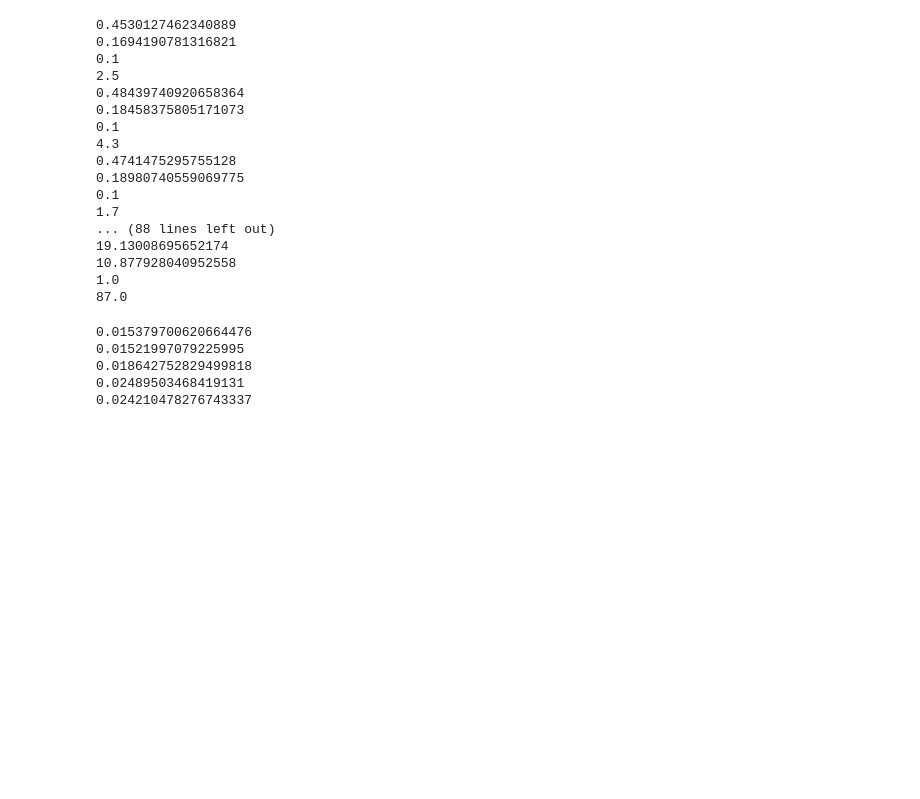
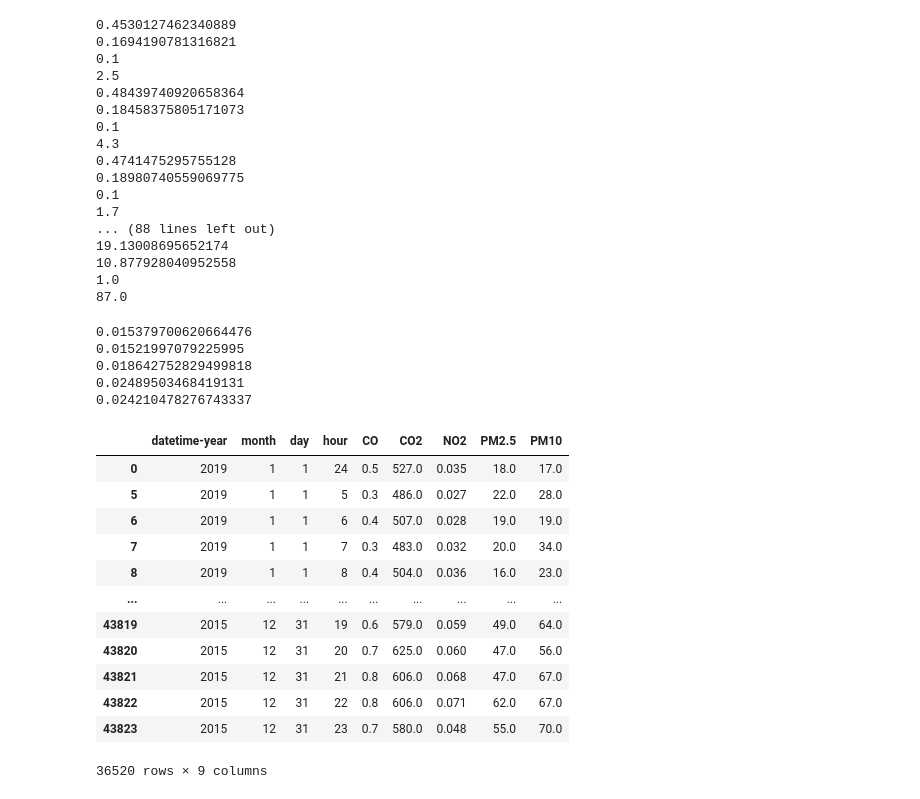
Before and after one commit to tbnsok40/Busan-aqms-subway, a Jupyter notebook: S2p.ipynb, the cells around one changed output. Cells and saved outputs as stored; diff of their text form; code cells hidden in the pictures; blank space fills up the shorter version.

```diff
--- a/S2p.ipynb
+++ b/S2p.ipynb
@@ -62,3 +62,31 @@ print(((((s2p['PM2.5']==0)).sum())+(s2p['PM2.5'].isnull().sum())) / 43824)
 0.018642752829499818
 0.02489503468419131
 0.024210478276743337
+# %%
+# 파일 바꿨음 hour column => 0 -> 24로
+# because, pandas doesn't cognize and(&) grammar.
+
+s2p = pd.read_csv('excel/서면2p_.csv', encoding = 'cp949')
+s2p = s2p.loc[s2p['datetime-year']>=2015]
+s2p = s2p.drop(['Unnamed: 0'], axis = 1)
+
+# s1p = s1p.loc[(s1p['hour']>=5) & (s1p['hour']== 0)]
+
+s2p_non = s2p.loc[((s2p['hour']<5))]
+s2p_non
+s2p_op = s2p.loc[((s2p['hour']>=5))]
+s2p_op
+# %% [output]
+|  | datetime-year | month | day | hour | CO | CO2 | NO2 | PM2.5 | PM10 |
+| 0 | 2019 | 1 | 1 | 24 | 0.5 | 527.0 | 0.035 | 18.0 | 17.0 |
+| 5 | 2019 | 1 | 1 | 5 | 0.3 | 486.0 | 0.027 | 22.0 | 28.0 |
+| 6 | 2019 | 1 | 1 | 6 | 0.4 | 507.0 | 0.028 | 19.0 | 19.0 |
+| 7 | 2019 | 1 | 1 | 7 | 0.3 | 483.0 | 0.032 | 20.0 | 34.0 |
+| 8 | 2019 | 1 | 1 | 8 | 0.4 | 504.0 | 0.036 | 16.0 | 23.0 |
+| ... | ... | ... | ... | ... | ... | ... | ... | ... | ... |
+| 43819 | 2015 | 12 | 31 | 19 | 0.6 | 579.0 | 0.059 | 49.0 | 64.0 |
+| 43820 | 2015 | 12 | 31 | 20 | 0.7 | 625.0 | 0.060 | 47.0 | 56.0 |
+| 43821 | 2015 | 12 | 31 | 21 | 0.8 | 606.0 | 0.068 | 47.0 | 67.0 |
+| 43822 | 2015 | 12 | 31 | 22 | 0.8 | 606.0 | 0.071 | 62.0 | 67.0 |
+| 43823 | 2015 | 12 | 31 | 23 | 0.7 | 580.0 | 0.048 | 55.0 | 70.0 |
+36520 rows × 9 columns
```
Also changed, not shown: parts of 1 cell of this notebook, 3 other files.
